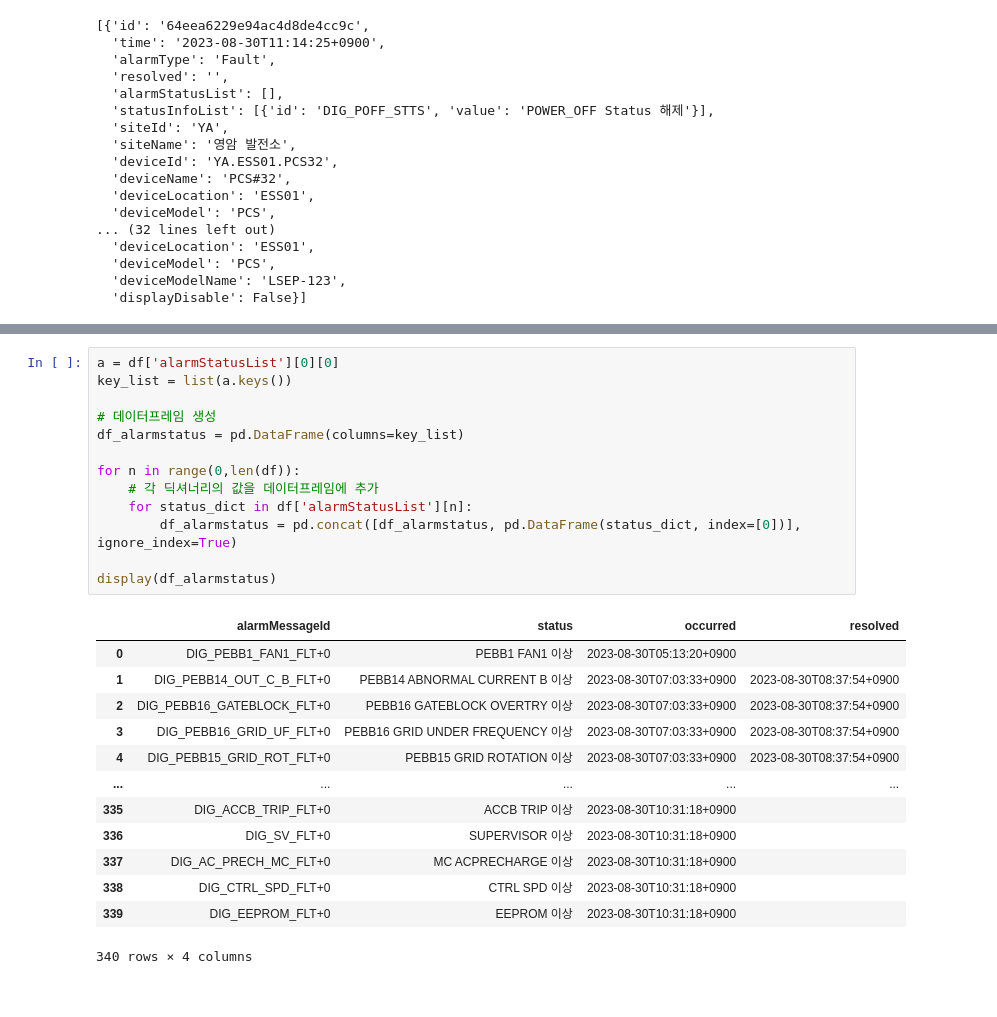
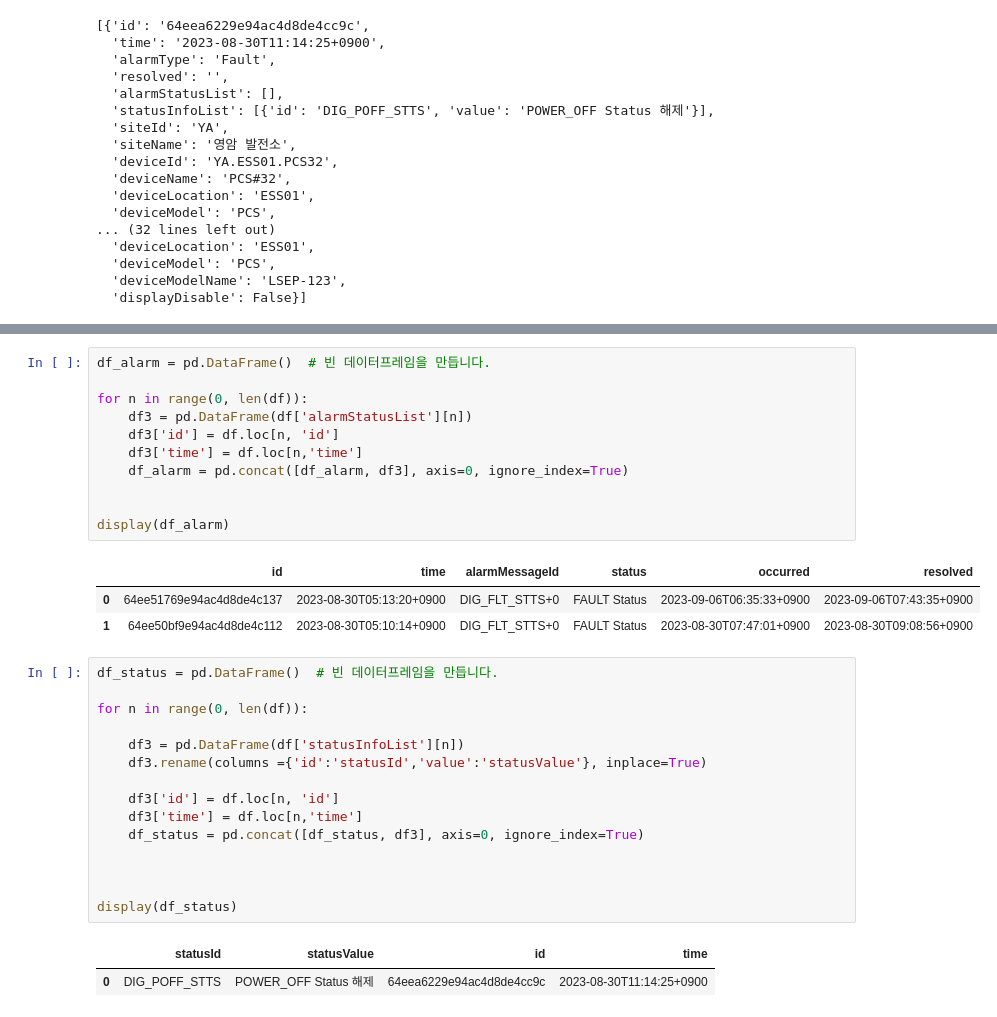
Before and after one commit to jihyeoniyat/git_jhlim, a Jupyter notebook: 2. 프로젝트/3. 23_MLOps PV 발전량 예측 모델 적용/2. Fault 알람 데이터/1. 호출 Test/kpx_fault.ipynb, the cells around one changed output, grey strips where cells are left out. Saved outputs shown, nothing was run; the diff lists cells and outputs as text.

```diff
--- a/2. 프로젝트/3. 23_MLOps PV 발전량 예측 모델 적용/2. Fault 알람 데이터/1. 호출 Test/kpx_fault.ipynb
+++ b/2. 프로젝트/3. 23_MLOps PV 발전량 예측 모델 적용/2. Fault 알람 데이터/1. 호출 Test/kpx_fault.ipynb
@@ -280,27 +249,33 @@ df_list
-# %%
-a = df['alarmStatusList'][0][0]
-key_list = list(a.keys())
-
-# 데이터프레임 생성
-df_alarmstatus = pd.DataFrame(columns=key_list)
-
-for n in range(0,len(df)):
-    # 각 딕셔너리의 값을 데이터프레임에 추가
-    for status_dict in df['alarmStatusList'][n]:
-        df_alarmstatus = pd.concat([df_alarmstatus, pd.DataFrame(status_dict, index=[0])], ignore_index=True)
-
-display(df_alarmstatus)
-# %% [output]
-|  | alarmMessageId | status | occurred | resolved |
-| 0 | DIG_PEBB1_FAN1_FLT+0 | PEBB1 FAN1 이상 | 2023-08-30T05:13:20+0900 |  |
-| 1 | DIG_PEBB14_OUT_C_B_FLT+0 | PEBB14 ABNORMAL CURRENT B 이상 | 2023-08-30T07:03:33+0900 | 2023-08-30T08:37:54+0900 |
-| 2 | DIG_PEBB16_GATEBLOCK_FLT+0 | PEBB16 GATEBLOCK OVERTRY 이상 | 2023-08-30T07:03:33+0900 | 2023-08-30T08:37:54+0900 |
-| 3 | DIG_PEBB16_GRID_UF_FLT+0 | PEBB16 GRID UNDER FREQUENCY 이상 | 2023-08-30T07:03:33+0900 | 2023-08-30T08:37:54+0900 |
-| 4 | DIG_PEBB15_GRID_ROT_FLT+0 | PEBB15 GRID ROTATION 이상 | 2023-08-30T07:03:33+0900 | 2023-08-30T08:37:54+0900 |
-| ... | ... | ... | ... | ... |
-| 335 | DIG_ACCB_TRIP_FLT+0 | ACCB TRIP 이상 | 2023-08-30T10:31:18+0900 |  |
-| 336 | DIG_SV_FLT+0 | SUPERVISOR 이상 | 2023-08-30T10:31:18+0900 |  |
-| 337 | DIG_AC_PRECH_MC_FLT+0 | MC ACPRECHARGE 이상 | 2023-08-30T10:31:18+0900 |  |
-| 338 | DIG_CTRL_SPD_FLT+0 | CTRL SPD 이상 | 2023-08-30T10:31:18+0900 |  |
-| 339 | DIG_EEPROM_FLT+0 | EEPROM 이상 | 2023-08-30T10:31:18+0900 |  |
-340 rows × 4 columns
+# %%
+df_alarm = pd.DataFrame()  # 빈 데이터프레임을 만듭니다.
+
+for n in range(0, len(df)):
+    df3 = pd.DataFrame(df['alarmStatusList'][n])
+    df3['id'] = df.loc[n, 'id']
+    df3['time'] = df.loc[n,'time']
+    df_alarm = pd.concat([df_alarm, df3], axis=0, ignore_index=True)
+
+
+display(df_alarm)
+# %% [output]
+|  | id | time | alarmMessageId | status | occurred | resolved |
+| 0 | 64ee51769e94ac4d8de4c137 | 2023-08-30T05:13:20+0900 | DIG_FLT_STTS+0 | FAULT Status | 2023-09-06T06:35:33+0900 | 2023-09-06T07:43:35+0900 |
+| 1 | 64ee50bf9e94ac4d8de4c112 | 2023-08-30T05:10:14+0900 | DIG_FLT_STTS+0 | FAULT Status | 2023-08-30T07:47:01+0900 | 2023-08-30T09:08:56+0900 |
+# %%
+df_status = pd.DataFrame()  # 빈 데이터프레임을 만듭니다.
+
+for n in range(0, len(df)):
+
+    df3 = pd.DataFrame(df['statusInfoList'][n])
+    df3.rename(columns ={'id':'statusId','value':'statusValue'}, inplace=True)
+
+    df3['id'] = df.loc[n, 'id']
+    df3['time'] = df.loc[n,'time']
+    df_status = pd.concat([df_status, df3], axis=0, ignore_index=True)
+
+
+
+display(df_status)
+# %% [output]
+|  | statusId | statusValue | id | time |
+| 0 | DIG_POFF_STTS | POWER_OFF Status 해제 | 64eea6229e94ac4d8de4cc9c | 2023-08-30T11:14:25+0900 |
```
Also changed, not shown: parts of 9 cells of this notebook.
